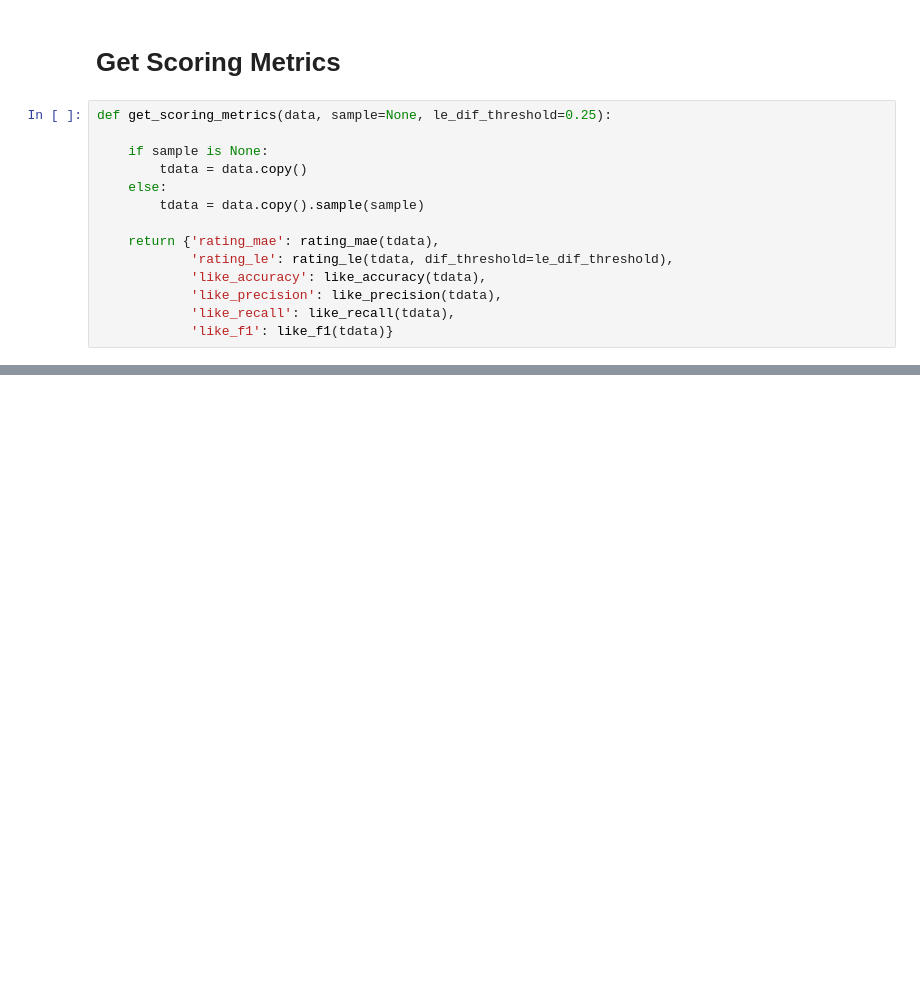
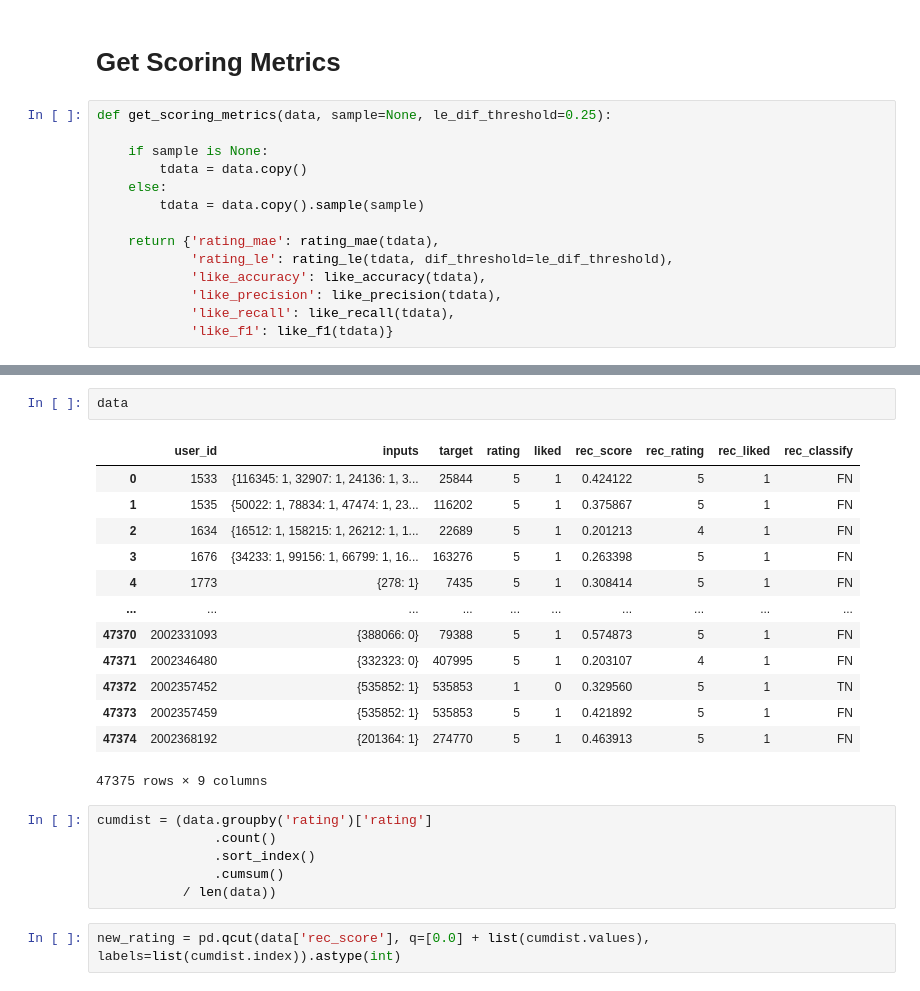
Before and after one commit to Phlasse/Fed_up, a Jupyter notebook: notebooks/nuno/nml-success-metrics.ipynb, the cells around one changed output, grey strips where cells are left out. Saved outputs shown, nothing was run; the diff lists cells and outputs as text; blank space fills up the shorter version.

```diff
--- a/notebooks/nuno/nml-success-metrics.ipynb
+++ b/notebooks/nuno/nml-success-metrics.ipynb
@@ -222,0 +245,24 @@ get_scoring_metrics(test_data)
+# %%
+data
+# %% [output]
+|  | user_id | inputs | target | rating | liked | rec_score | rec_rating | rec_liked | rec_classify |
+| 0 | 1533 | {116345: 1, 32907: 1, 24136: 1, 3... | 25844 | 5 | 1 | 0.424122 | 5 | 1 | FN |
+| 1 | 1535 | {50022: 1, 78834: 1, 47474: 1, 23... | 116202 | 5 | 1 | 0.375867 | 5 | 1 | FN |
+| 2 | 1634 | {16512: 1, 158215: 1, 26212: 1, 1... | 22689 | 5 | 1 | 0.201213 | 4 | 1 | FN |
+| 3 | 1676 | {34233: 1, 99156: 1, 66799: 1, 16... | 163276 | 5 | 1 | 0.263398 | 5 | 1 | FN |
+| 4 | 1773 | {278: 1} | 7435 | 5 | 1 | 0.308414 | 5 | 1 | FN |
+| ... | ... | ... | ... | ... | ... | ... | ... | ... | ... |
+| 47370 | 2002331093 | {388066: 0} | 79388 | 5 | 1 | 0.574873 | 5 | 1 | FN |
+| 47371 | 2002346480 | {332323: 0} | 407995 | 5 | 1 | 0.203107 | 4 | 1 | FN |
+| 47372 | 2002357452 | {535852: 1} | 535853 | 1 | 0 | 0.329560 | 5 | 1 | TN |
+| 47373 | 2002357459 | {535852: 1} | 535853 | 5 | 1 | 0.421892 | 5 | 1 | FN |
+| 47374 | 2002368192 | {201364: 1} | 274770 | 5 | 1 | 0.463913 | 5 | 1 | FN |
+47375 rows × 9 columns
+# %%
+cumdist = (data.groupby('rating')['rating']
+               .count()
+               .sort_index()
+               .cumsum()
+           / len(data))
+# %%
+new_rating = pd.qcut(data['rec_score'], q=[0.0] + list(cumdist.values), labels=list(cumdist.index)).astype(int)
```
Also changed, not shown: parts of 16 cells of this notebook, 7 other files.
